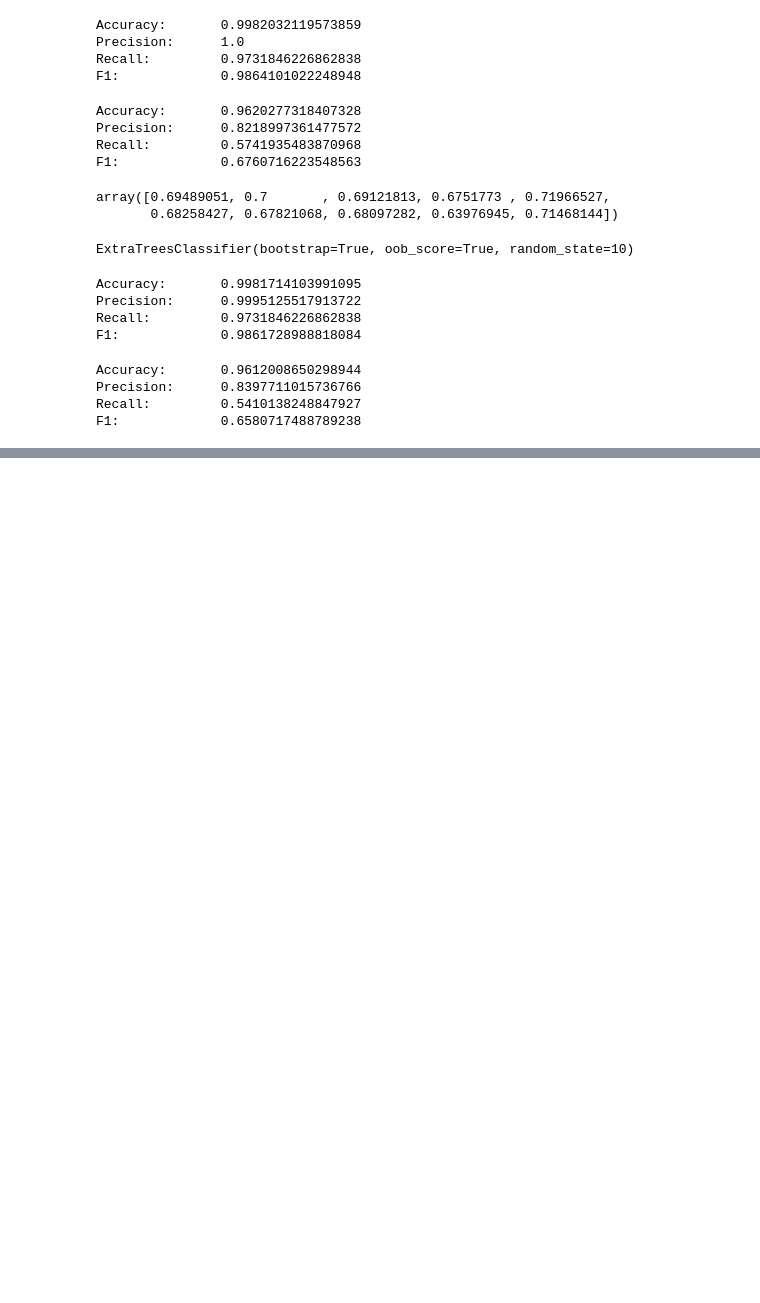
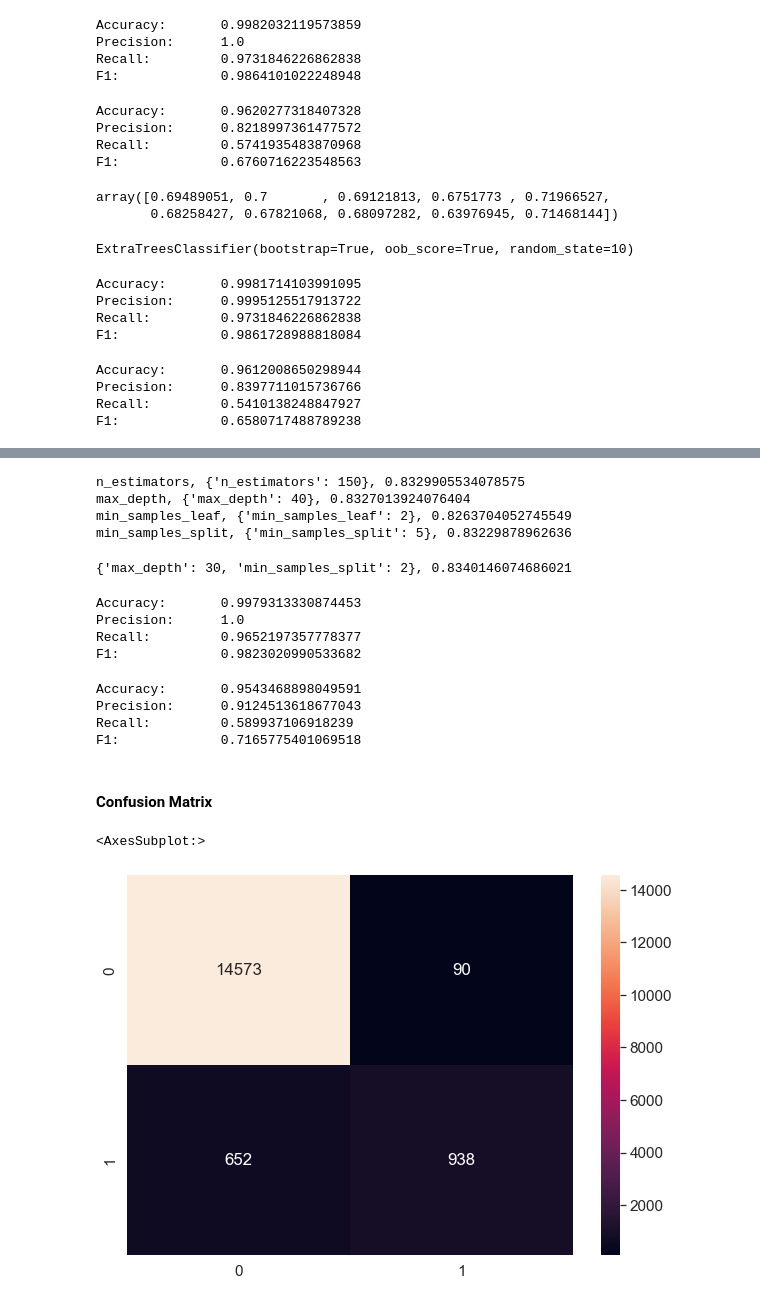
Before and after one commit to sheacon/ancient_toolmaking, a Jupyter notebook: 46-extra-trees.ipynb, the cells around one changed output, grey strips where cells are left out. Drawn from its saved outputs; the diff is of its cells as text; code cells hidden in the pictures; blank space fills up the shorter version.

```diff
--- a/46-extra-trees.ipynb
+++ b/46-extra-trees.ipynb
@@ -86,0 +199,4 @@ F1:             0.6580717488789238
+# %%
+# train new model
+clf2 = ExtraTreesClassifier(random_state=10)
+clf2.fit(x_train, y_train)
@@ -86,0 +229,75 @@ F1:             0.6580717488789238
+# %%
+# grid search
+param_grid={
+        'n_estimators': [*range(10,200,10)],
+        'max_depth':[*range(10,200,10)],
+        'min_samples_leaf': [*range(2,16,1)],
+        'min_samples_split': [*range(2,16,1)],
+}
+for p in ['n_estimators', 'max_depth', 'min_samples_leaf', 'min_samples_split']:
+    gs = GridSearchCV(
+        ExtraTreesClassifier(),
+        {p: param_grid[p]},
+        scoring='f1_macro',
+        cv=5,
+        n_jobs=-1
+    )
+    gs.fit(x_train, y_train.values.ravel())
+    print(p, end=', ')
+    print(gs.best_params_, end=', ')
+    print(gs.best_score_)
+# %% [output]
+n_estimators, {'n_estimators': 150}, 0.8329905534078575
+max_depth, {'max_depth': 40}, 0.8327013924076404
+min_samples_leaf, {'min_samples_leaf': 2}, 0.8263704052745549
+min_samples_split, {'min_samples_split': 5}, 0.83229878962636
+# %%
+# grid search 2
+gs = GridSearchCV(
+        ExtraTreesClassifier(n_estimators=150),
+        param_grid={
+            'max_depth':[*range(20,80,10)],
+            'min_samples_split': [*range(2,10,1)],
+        },
+        scoring='f1_macro',
+        cv=5,
+        n_jobs=-1
+    )
+gs.fit(x_train, y_train.values.ravel())
+print(gs.best_params_, end=', ')
+print(gs.best_score_)
+# %% [output]
+{'max_depth': 30, 'min_samples_split': 2}, 0.8340146074686021
+# %%
+# train new model
+clf3 = ExtraTreesClassifier(n_estimators=150, max_depth=30, min_samples_split=2)
+clf3.fit(x_train, y_train)
+
+# calculate metrics of training
+y_train_pred = clf3.predict(x_train)
+pred_metrics(y_train, y_train_pred)
+# %% [output]
+Accuracy:       0.9979313330874453
+Precision:      1.0
+Recall:         0.9652197357778377
+F1:             0.9823020990533682
+# %%
+# calculate metrics of testing
+y_test_pred = clf3.predict(x_test)
+pred_metrics(y_test, y_test_pred)
+# %% [output]
+Accuracy:       0.9543468898049591
+Precision:      0.9124513618677043
+Recall:         0.589937106918239
+F1:             0.7165775401069518
+# %% [markdown]
+#### Confusion Matrix
+# %%
+cm = confusion_matrix(y_test, y_test_pred) # rows = truth, cols = prediction
+df_cm = pd.DataFrame(cm, index = (0, 1), columns = (0, 1))
+plt.figure(figsize = (10,7))
+sns.set(font_scale=1.4)
+sns.heatmap(df_cm, annot=True, fmt = "g")
+# %% [output]
+<AxesSubplot:>
+[figure, added]
```
Also changed, not shown: parts of 19 cells of this notebook.
